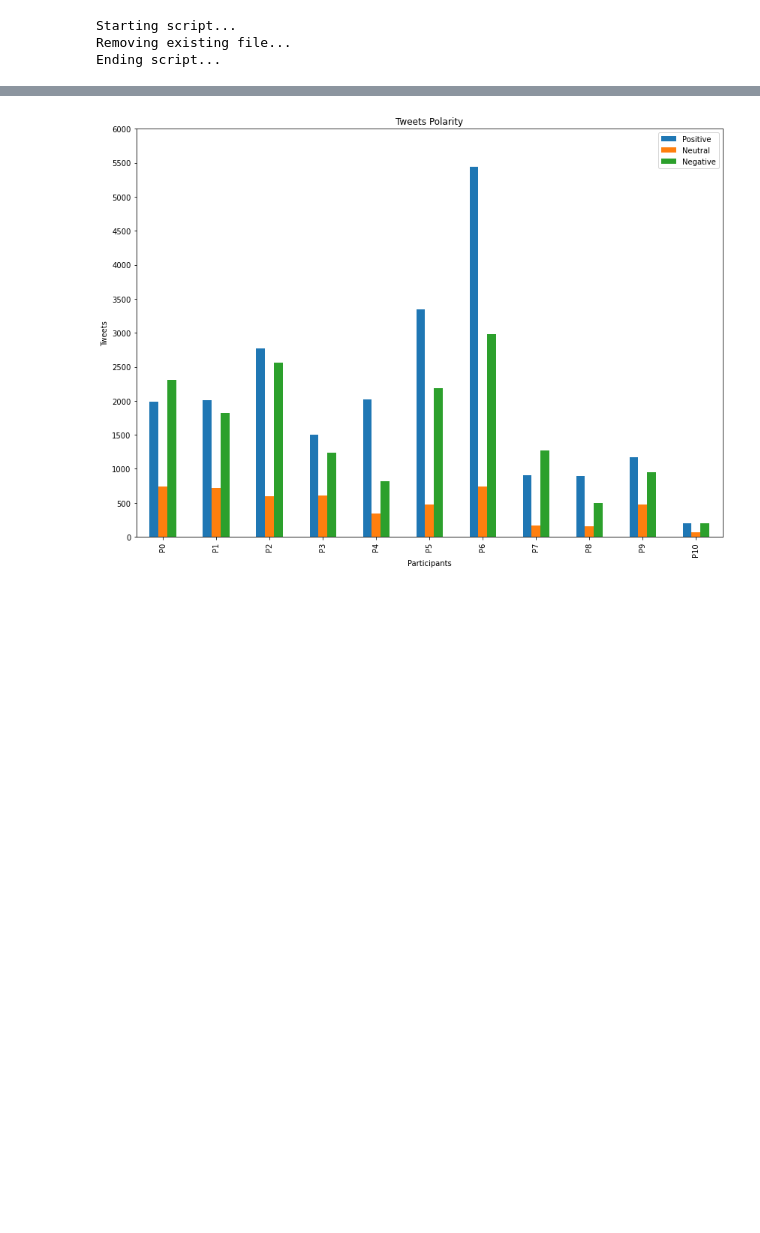
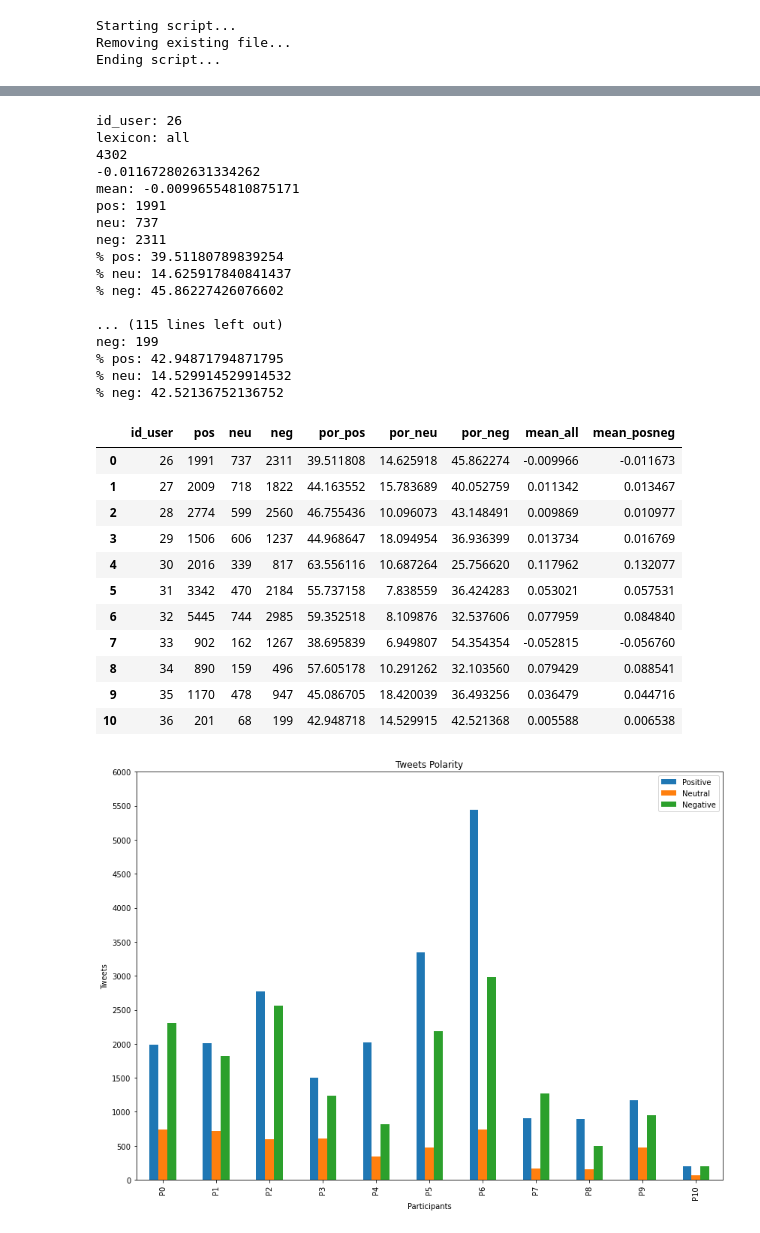
Before and after one commit to leosilva/peerj_computer_science_2022, a Jupyter notebook: Notebooks/Line Chart Polarity Scores.ipynb, the cells around one changed output, grey strips where cells are left out. Cells and saved outputs as stored; diff of their text form; code cells hidden in the pictures; blank space fills up the shorter version.

```diff
--- a/Notebooks/Line Chart Polarity Scores.ipynb
+++ b/Notebooks/Line Chart Polarity Scores.ipynb
@@ -120 +165,79 @@ df_chart.head()
+# %%
+# DATA WITHOUT THE NEUTRAL POLARITY
+
+df_dict = {'id_user' : [],
+            'pos' : [],
+            'neu' : [],
+            'neg' : [],
+            'por_pos' : [],
+            'por_neu' : [],
+            'por_neg' : [],
+            'mean_all' : [],
+            'mean_posneg' : []
+          }
+
+for c in data:
+    id_user = c
+    print('id_user: {}'.format(id_user))
+    print('lexicon: all')
+    tweets_pd = create_tweets_pd(data, id_user)
+    vader_df = tweets_pd[['id_user', 'final_score', 'final_polarity']].copy()
+    final_score = vader_df.query('final_polarity == "pos"')['final_score'].tolist()
+    final_score.extend(vader_df.query('final_polarity == "neg"')['final_score'].tolist())
+    print(len(final_score))
+    print(statistics.mean(final_score))
+    print('mean: {}'.format(vader_df['final_score'].mean()))
+    qtd_pos = vader_df.query('final_polarity == "pos"')['id_user'].count()
+    qtd_neu = vader_df.query('final_polarity == "neu"')['id_user'].count()
+    qtd_neg = vader_df.query('final_polarity == "neg"')['id_user'].count()
+    qtd_total = vader_df['final_polarity'].count()
+    print('pos: {}'.format(qtd_pos))
+    print('neu: {}'.format(qtd_neu))
+    print('neg: {}'.format(qtd_neg))
+    print('% pos: {}'.format((qtd_pos / qtd_total) * 100))
+    print('% neu: {}'.format((qtd_neu / qtd_total) * 100))
+    print('% neg: {}'.format((qtd_neg / qtd_total) * 100))
+    print('')
+    df_dict['id_user'].append(id_user)
+    df_dict['pos'].append(qtd_pos)
+    df_dict['neu'].append(qtd_neu)
+    df_dict['neg'].append(qtd_neg)
+    df_dict['por_pos'].append((qtd_pos / qtd_total) * 100)
+    df_dict['por_neu'].append((qtd_neu / qtd_total) * 100)
+    df_dict['por_neg'].append((qtd_neg / qtd_total) * 100)
+    df_dict['mean_all'].append(vader_df['final_score'].mean())
+    df_dict['mean_posneg'].append(statistics.mean(final_score))
+
+df_chart = pd.DataFrame(df_dict)
+df_chart
+# %% [output]
+id_user: 26
+lexicon: all
+4302
+-0.011672802631334262
+mean: -0.00996554810875171
+pos: 1991
+neu: 737
+neg: 2311
+% pos: 39.51180789839254
+% neu: 14.625917840841437
+% neg: 45.86227426076602
+
+... (115 lines left out)
+neg: 199
+% pos: 42.94871794871795
+% neu: 14.529914529914532
+% neg: 42.52136752136752
+|  | id_user | pos | neu | neg | por_pos | por_neu | por_neg | mean_all | mean_posneg |
+| 0 | 26 | 1991 | 737 | 2311 | 39.511808 | 14.625918 | 45.862274 | -0.009966 | -0.011673 |
+| 1 | 27 | 2009 | 718 | 1822 | 44.163552 | 15.783689 | 40.052759 | 0.011342 | 0.013467 |
+| 2 | 28 | 2774 | 599 | 2560 | 46.755436 | 10.096073 | 43.148491 | 0.009869 | 0.010977 |
+| 3 | 29 | 1506 | 606 | 1237 | 44.968647 | 18.094954 | 36.936399 | 0.013734 | 0.016769 |
+| 4 | 30 | 2016 | 339 | 817 | 63.556116 | 10.687264 | 25.756620 | 0.117962 | 0.132077 |
+| 5 | 31 | 3342 | 470 | 2184 | 55.737158 | 7.838559 | 36.424283 | 0.053021 | 0.057531 |
+| 6 | 32 | 5445 | 744 | 2985 | 59.352518 | 8.109876 | 32.537606 | 0.077959 | 0.084840 |
+| 7 | 33 | 902 | 162 | 1267 | 38.695839 | 6.949807 | 54.354354 | -0.052815 | -0.056760 |
+| 8 | 34 | 890 | 159 | 496 | 57.605178 | 10.291262 | 32.103560 | 0.079429 | 0.088541 |
+| 9 | 35 | 1170 | 478 | 947 | 45.086705 | 18.420039 | 36.493256 | 0.036479 | 0.044716 |
+| 10 | 36 | 201 | 68 | 199 | 42.948718 | 14.529915 | 42.521368 | 0.005588 | 0.006538 |
 # %%
```
Also changed, not shown: parts of 5 cells of this notebook, 2 other files.
